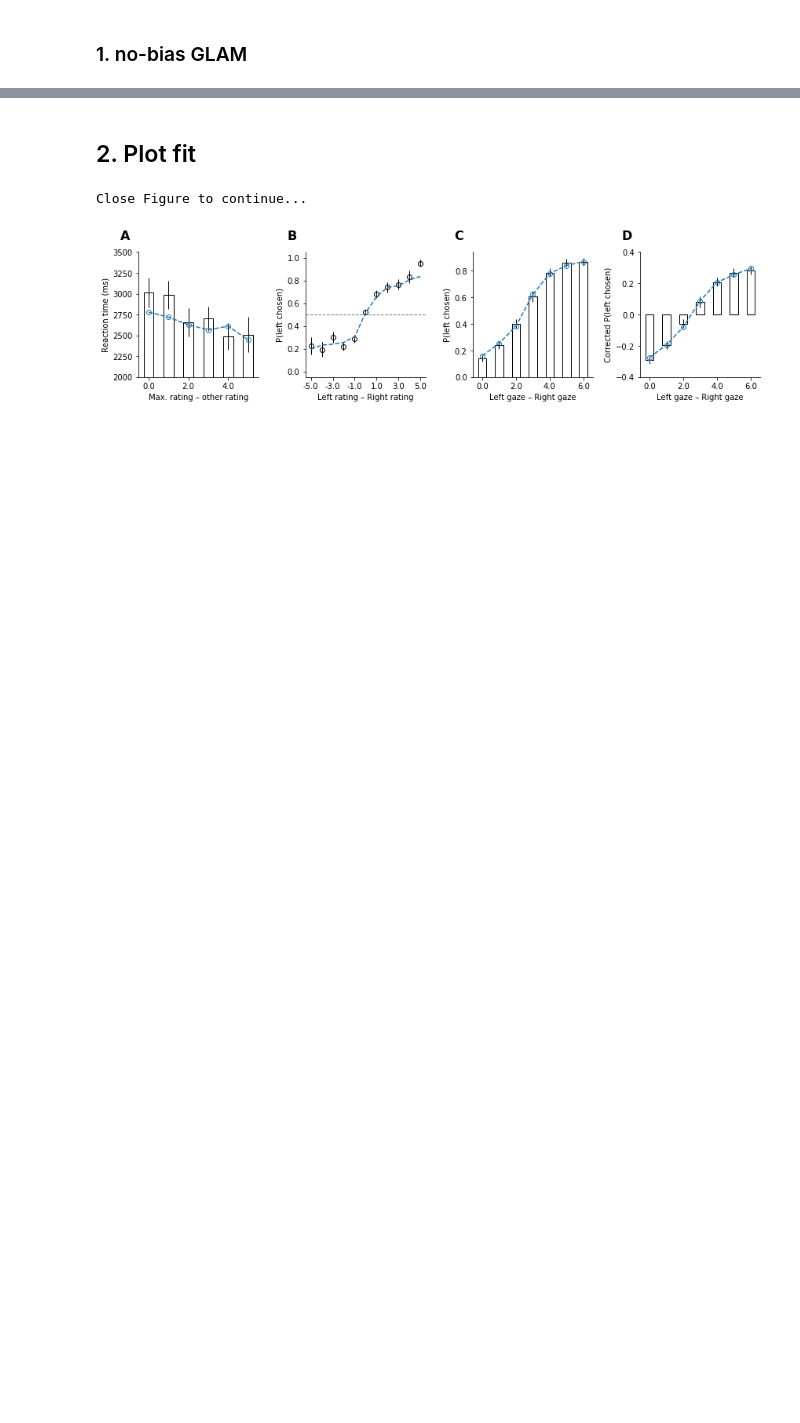
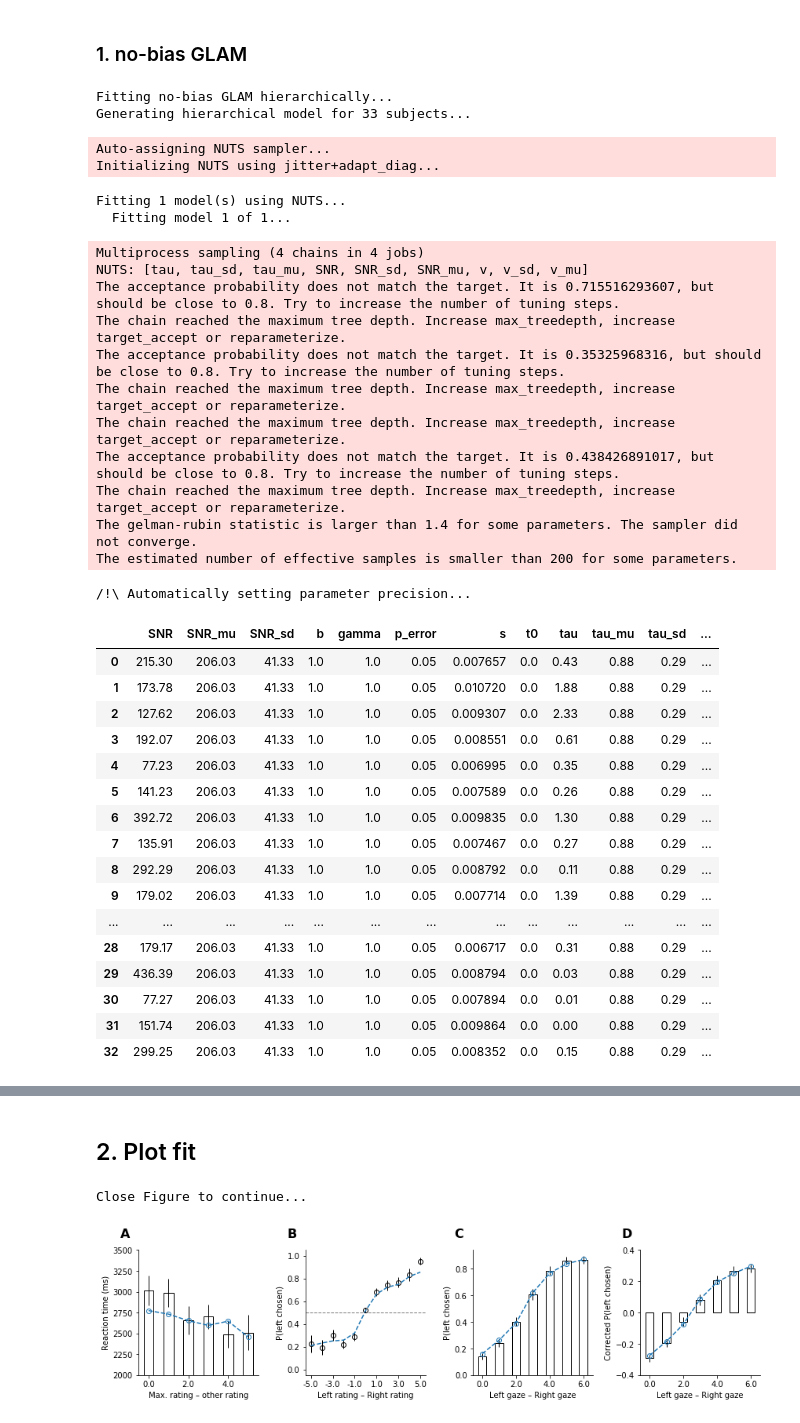
Before and after one commit to pradysepulveda/glamDDM_FF2018, a Jupyter notebook: FF2018_GLAM_hierarchical_out_of_sample_Like_FixBin5_NUTS.ipynb, the cells around one changed output, grey strips where cells are left out. Cells and saved outputs as stored; diff of their text form; code cells hidden in the pictures; blank space fills up the shorter version.

```diff
--- a/FF2018_GLAM_hierarchical_out_of_sample_Like_FixBin5_NUTS.ipynb
+++ b/FF2018_GLAM_hierarchical_out_of_sample_Like_FixBin5_NUTS.ipynb
@@ -134,16 +161,52 @@ Replaced attached data (1980 trials) with new data (1980 trials)...
 # %%
 # Fitting no-bias GLAM
 print('Fitting no-bias GLAM hierarchically...')
 
 glam_nobias = glam.GLAM(train_data)
 
 if not os.path.exists(str('results/estimates/glam_FF2018_nobias_hierarchical_cv'+sufix+'.npy')):
     glam_nobias.make_model('hierarchical', gamma_val=1.0, t0_val=0)
-    glam_nobias.fit(method='ADVI', n_advi=200000)
+    glam_nobias.fit(method='NUTS', tune=1000)
 else:
     print('  Found old parameter estimates in "results/estimates". Skipping estimation...')
     glam_nobias.estimates = np.load(str('results/estimates/glam_FF2018_nobias_hierarchical_cv'+sufix+'.npy'))
 
 # Save parameter estimates
-#np.save(str('results/estimates/glam_FF2018_nobias_hierarchical_cv'+sufix+'.npy'), glam_nobias.estimates)
-#pd.DataFrame(glam_nobias.estimates)
+np.save(str('results/estimates/glam_FF2018_nobias_hierarchical_cv'+sufix+'.npy'), glam_nobias.estimates)
+pd.DataFrame(glam_nobias.estimates)
+# %% [output]
+Fitting no-bias GLAM hierarchically...
+Generating hierarchical model for 33 subjects...
+Auto-assigning NUTS sampler...
+Initializing NUTS using jitter+adapt_diag...
+Fitting 1 model(s) using NUTS...
+  Fitting model 1 of 1...
+Multiprocess sampling (4 chains in 4 jobs)
+NUTS: [tau, tau_sd, tau_mu, SNR, SNR_sd, SNR_mu, v, v_sd, v_mu]
+The acceptance probability does not match the target. It is 0.715516293607, but should be close to 0.8. Try to increase the number of tuning steps.
+The chain reached the maximum tree depth. Increase max_treedepth, increase target_accept or reparameterize.
+The acceptance probability does not match the target. It is 0.35325968316, but should be close to 0.8. Try to increase the number of tuning steps.
+The chain reached the maximum tree depth. Increase max_treedepth, increase target_accept or reparameterize.
+The chain reached the maximum tree depth. Increase max_treedepth, increase target_accept or reparameterize.
+The acceptance probability does not match the target. It is 0.438426891017, but should be close to 0.8. Try to increase the number of tuning steps.
+The chain reached the maximum tree depth. Increase max_treedepth, increase target_accept or reparameterize.
+The gelman-rubin statistic is larger than 1.4 for some parameters. The sampler did not converge.
+The estimated number of effective samples is smaller than 200 for some parameters.
+/!\ Automatically setting parameter precision...
+|  | SNR | SNR_mu | SNR_sd | b | gamma | p_error | s | t0 | tau | tau_mu | tau_sd | ... |
+| 0 | 215.30 | 206.03 | 41.33 | 1.0 | 1.0 | 0.05 | 0.007657 | 0.0 | 0.43 | 0.88 | 0.29 | ... |
+| 1 | 173.78 | 206.03 | 41.33 | 1.0 | 1.0 | 0.05 | 0.010720 | 0.0 | 1.88 | 0.88 | 0.29 | ... |
+| 2 | 127.62 | 206.03 | 41.33 | 1.0 | 1.0 | 0.05 | 0.009307 | 0.0 | 2.33 | 0.88 | 0.29 | ... |
+| 3 | 192.07 | 206.03 | 41.33 | 1.0 | 1.0 | 0.05 | 0.008551 | 0.0 | 0.61 | 0.88 | 0.29 | ... |
+| 4 | 77.23 | 206.03 | 41.33 | 1.0 | 1.0 | 0.05 | 0.006995 | 0.0 | 0.35 | 0.88 | 0.29 | ... |
+| 5 | 141.23 | 206.03 | 41.33 | 1.0 | 1.0 | 0.05 | 0.007589 | 0.0 | 0.26 | 0.88 | 0.29 | ... |
+| 6 | 392.72 | 206.03 | 41.33 | 1.0 | 1.0 | 0.05 | 0.009835 | 0.0 | 1.30 | 0.88 | 0.29 | ... |
+| 7 | 135.91 | 206.03 | 41.33 | 1.0 | 1.0 | 0.05 | 0.007467 | 0.0 | 0.27 | 0.88 | 0.29 | ... |
+| 8 | 292.29 | 206.03 | 41.33 | 1.0 | 1.0 | 0.05 | 0.008792 | 0.0 | 0.11 | 0.88 | 0.29 | ... |
+| 9 | 179.02 | 206.03 | 41.33 | 1.0 | 1.0 | 0.05 | 0.007714 | 0.0 | 1.39 | 0.88 | 0.29 | ... |
+| ... | ... | ... | ... | ... | ... | ... | ... | ... | ... | ... | ... | ... |
+| 28 | 179.17 | 206.03 | 41.33 | 1.0 | 1.0 | 0.05 | 0.006717 | 0.0 | 0.31 | 0.88 | 0.29 | ... |
+| 29 | 436.39 | 206.03 | 41.33 | 1.0 | 1.0 | 0.05 | 0.008794 | 0.0 | 0.03 | 0.88 | 0.29 | ... |
+| 30 | 77.27 | 206.03 | 41.33 | 1.0 | 1.0 | 0.05 | 0.007894 | 0.0 | 0.01 | 0.88 | 0.29 | ... |
+| 31 | 151.74 | 206.03 | 41.33 | 1.0 | 1.0 | 0.05 | 0.009864 | 0.0 | 0.00 | 0.88 | 0.29 | ... |
+| 32 | 299.25 | 206.03 | 41.33 | 1.0 | 1.0 | 0.05 | 0.008352 | 0.0 | 0.15 | 0.88 | 0.29 | ... |
```
Also changed, not shown: parts of 10 cells of this notebook, 16 other files.
